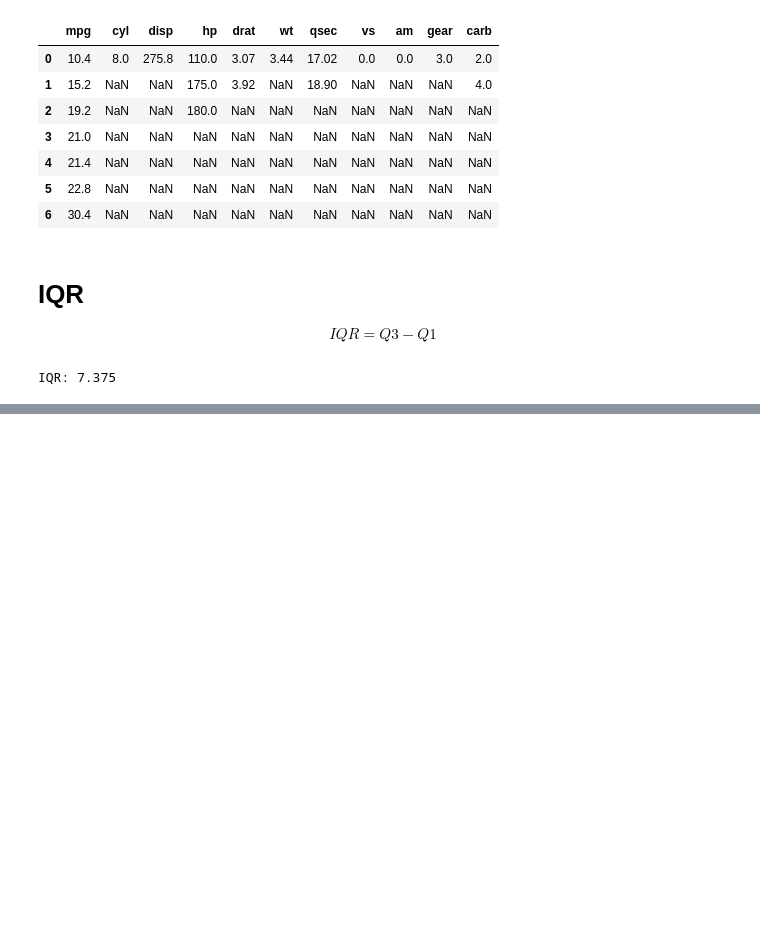
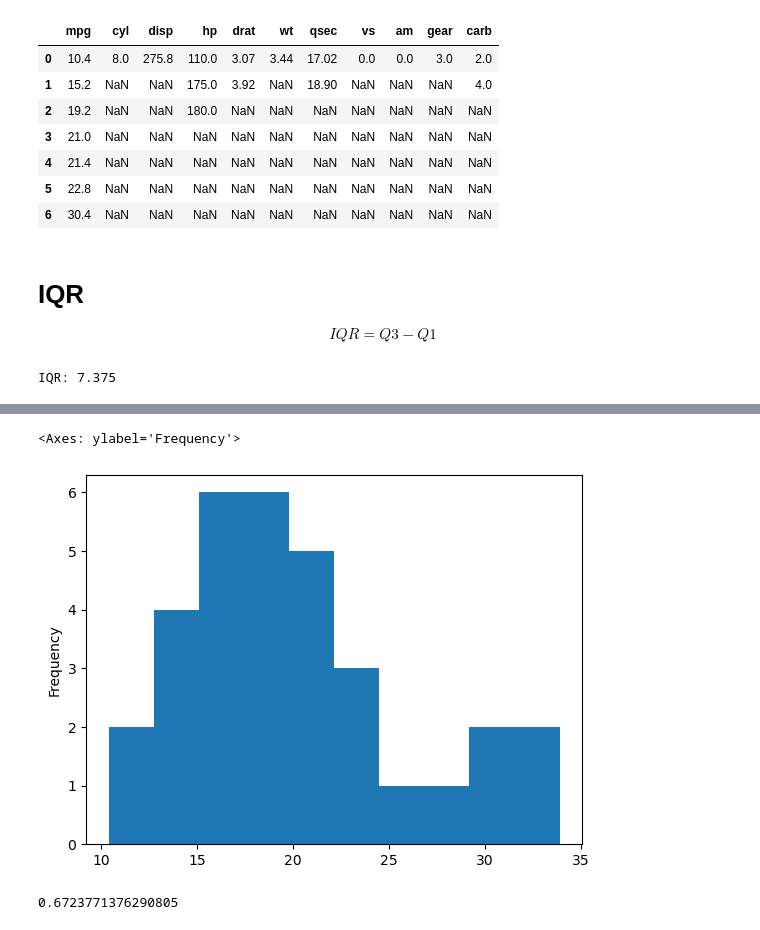
Before and after one commit to XTEP63/Data-Analytics, a Jupyter notebook: notebooks/Descriptibe_statistic.ipynb, the cells around one changed output, grey strips where cells are left out. Drawn from its saved outputs; the diff is of its cells as text; code cells hidden in the pictures; blank space fills up the shorter version.

```diff
--- a/notebooks/Descriptibe_statistic.ipynb
+++ b/notebooks/Descriptibe_statistic.ipynb
@@ -91,0 +117,9 @@ print(lower, upper)
+# %%
+df.mpg.plot(kind= "hist")
+# %% [output]
+<Axes: ylabel='Frequency'>
+[figure, added]
+# %%
+df.mpg.skew()
+# %% [output]
+0.6723771376290805
```
Also changed, not shown: parts of 5 cells of this notebook, 8 other files.
